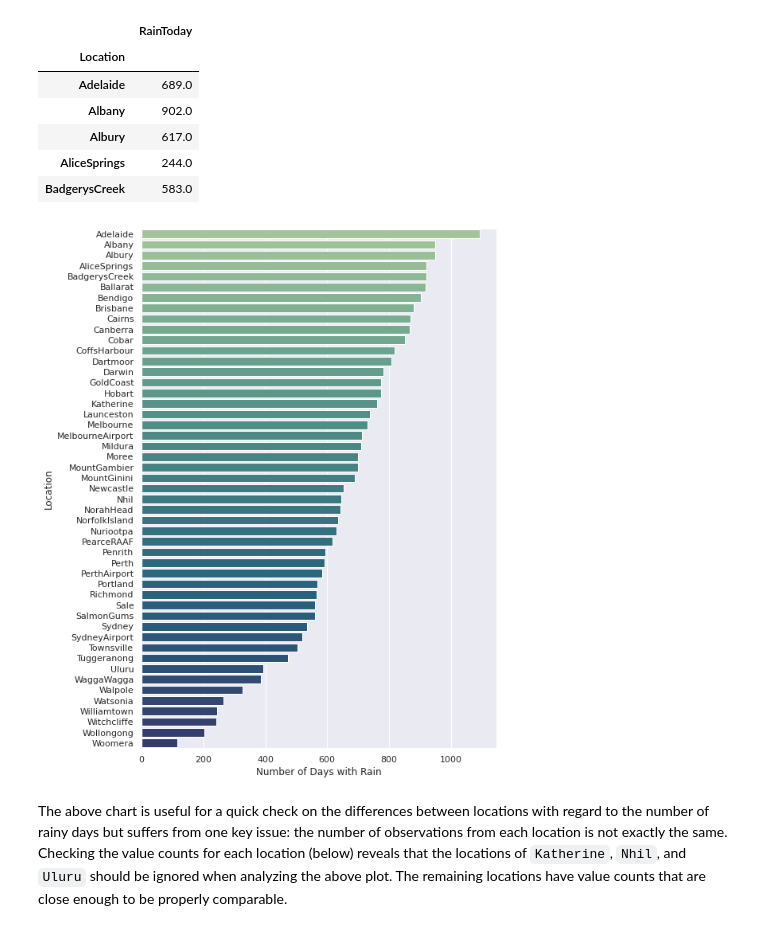
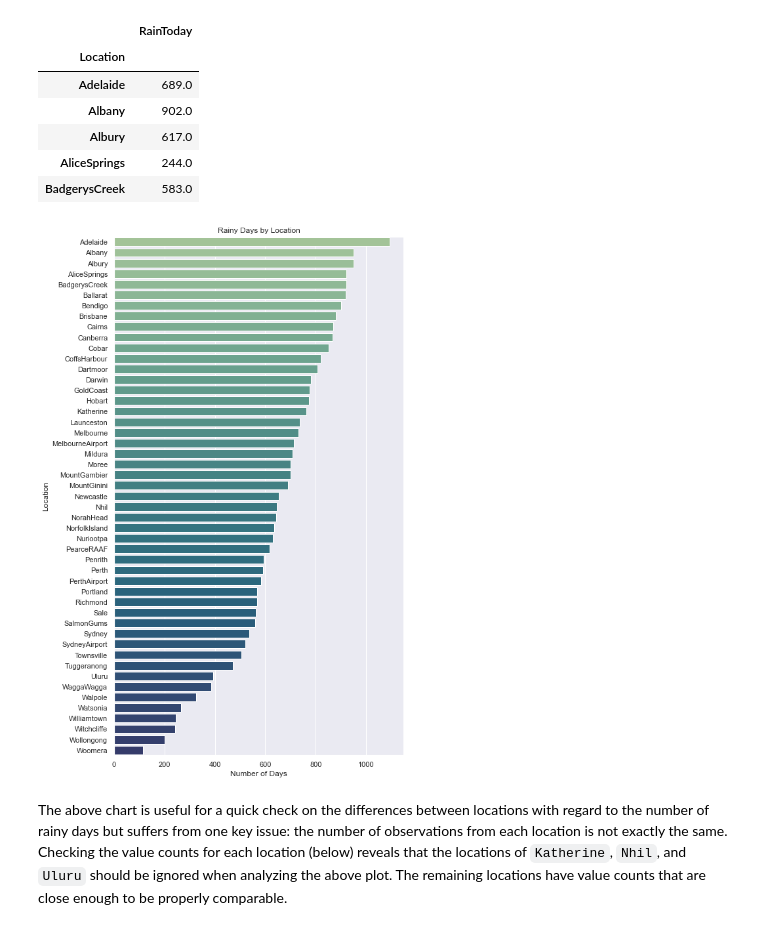
Before and after one commit to tjkyner/australian-rain-prediction, a Jupyter notebook: notebook.ipynb, the cells around one changed output. Drawn from its saved outputs; the diff is of its cells as text; code cells hidden in the pictures.

```diff
--- a/notebook.ipynb
+++ b/notebook.ipynb
@@ -287,14 +289,17 @@ df_rain_by_loc.head()
 # %%
 plt.figure(figsize=(8, 12))
 sns.barplot(x='RainToday',
             y=df_rain_by_loc.index,
             data=df_rain_by_loc.sort_values('RainToday', ascending=False),
             orient='h',
             palette='crest'
            )
-plt.xlabel('Number of Days with Rain');
+plt.xlabel('Number of Days')
+plt.title('Rainy Days by Location')
+plt.tight_layout()
+plt.savefig('images/rainy_days_by_loc.png', facecolor='white', dpi=100);
 # %% [output]
-[figure, old version]
+[figure, new version]
 # %% [markdown]
 The above chart is useful for a quick check on the differences between locations with regard to the number of rainy days but suffers from one key issue: the number of observations from each location is not exactly the same. Checking the value counts for each location (below) reveals that the locations of `Katherine`, `Nhil`, and `Uluru` should be ignored when analyzing the above plot. The remaining locations have value counts that are close enough to be properly comparable.
 # %%
```
Also changed, not shown: parts of 46 cells of this notebook, 7 other files.
